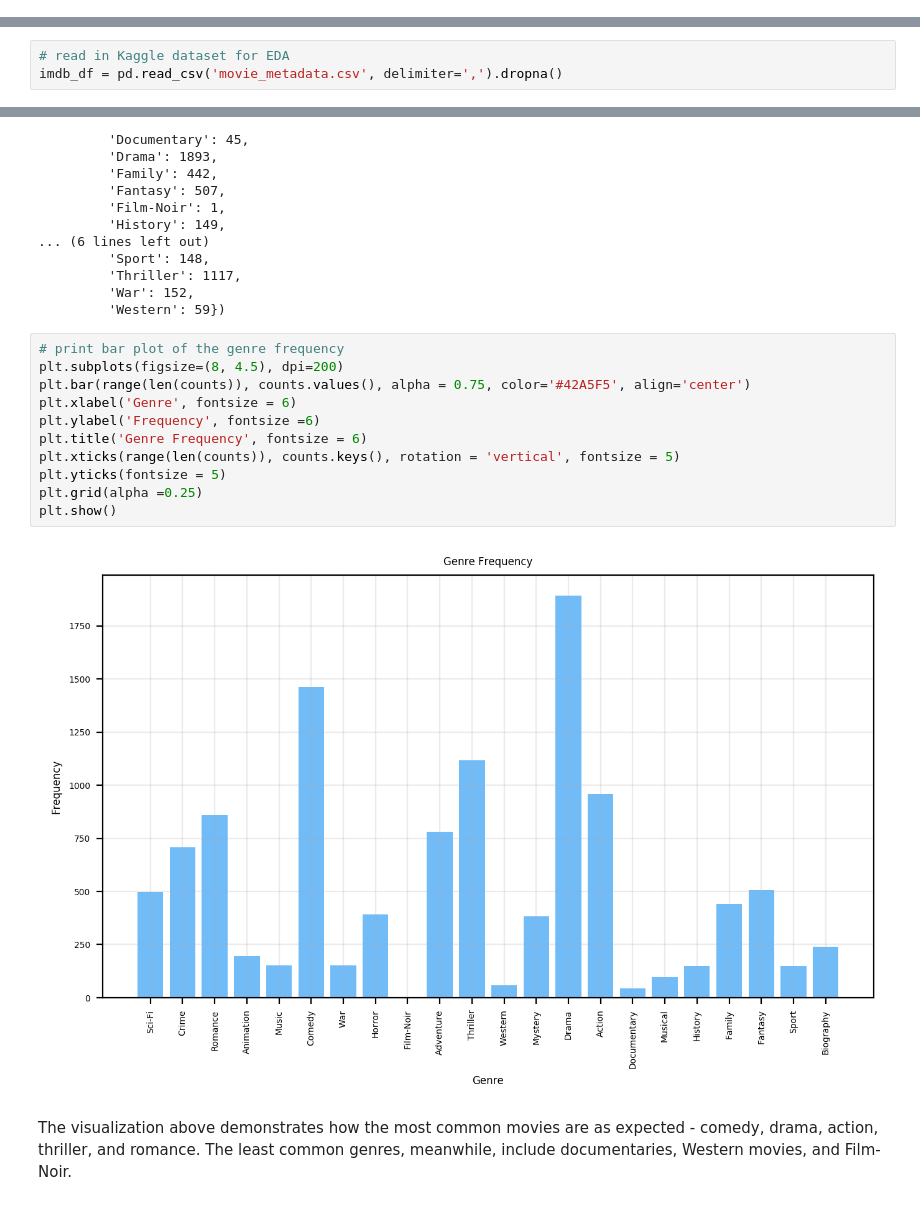
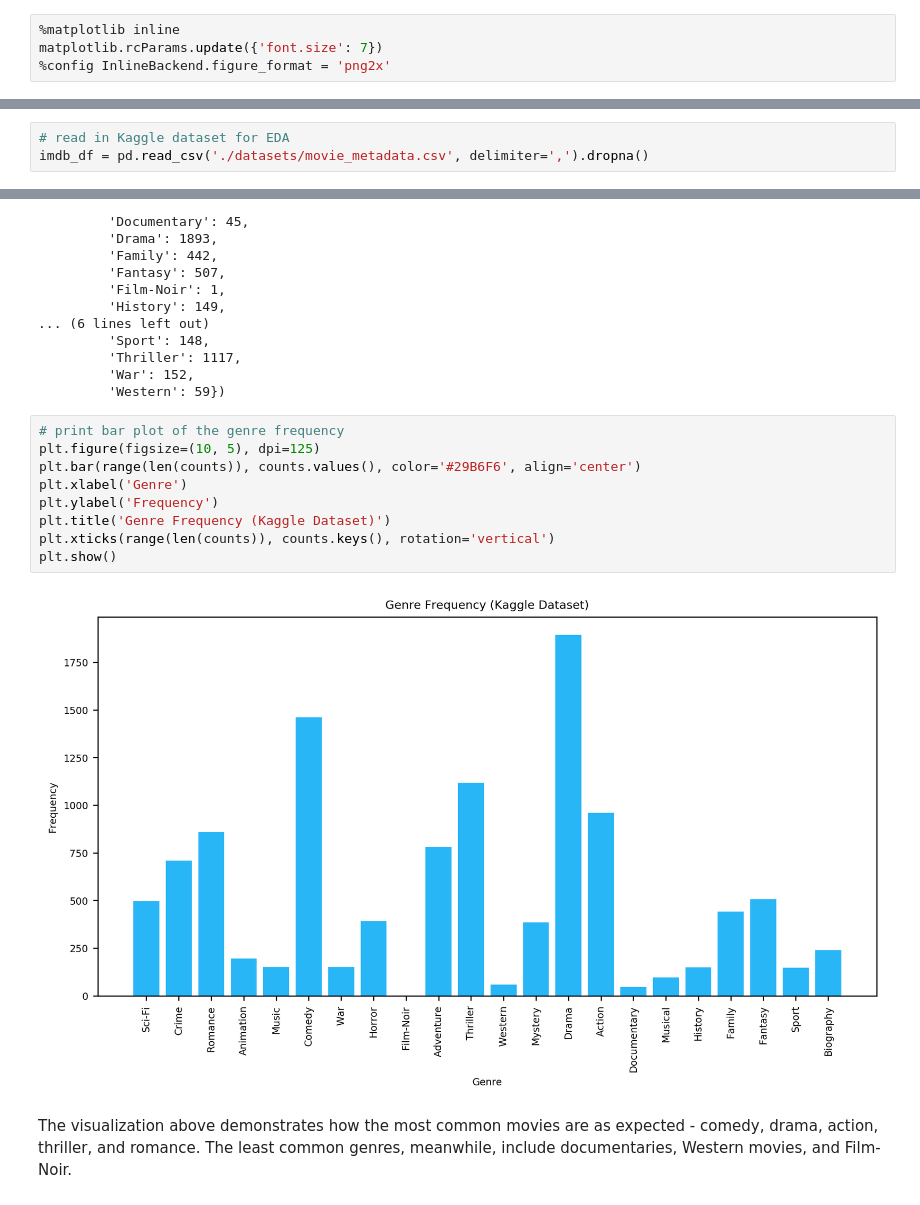
Before and after one commit to samplank/CS109b, a Jupyter notebook: Milestone1.ipynb, the cells around one changed output, grey strips where cells are left out. Saved outputs shown, nothing was run; the diff lists cells and outputs as text.

```diff
--- a/Milestone1.ipynb
+++ b/Milestone1.ipynb
@@ -46,3 +44,7 @@ from IPython.display import display, HTML
+# %%
+%matplotlib inline
+matplotlib.rcParams.update({'font.size': 7})
+%config InlineBackend.figure_format = 'png2x'
 # %% [markdown]
 ##### 1. API code to access genre and movie poster path of favorite movie
 # %%
@@ -248,7 +251,7 @@ Some additional sketches that we brainstormed and hope to delve deeper into in f
 Below, we produced numerous visualizations, some which mirror the sketches above.
 # %%
 # read in Kaggle dataset for EDA
-imdb_df = pd.read_csv('movie_metadata.csv', delimiter=',').dropna()
+imdb_df = pd.read_csv('./datasets/movie_metadata.csv', delimiter=',').dropna()
 # %%
 # merge all the genres for each movie into one list
 all_genres = itertools.chain(imdb_df['genres'])
@@ -283,17 +286,15 @@ Counter({'Action': 959,
          'Western': 59})
 # %%
 # print bar plot of the genre frequency
-plt.subplots(figsize=(8, 4.5), dpi=200)
-plt.bar(range(len(counts)), counts.values(), alpha = 0.75, color='#42A5F5', align='center')
-plt.xlabel('Genre', fontsize = 6)
-plt.ylabel('Frequency', fontsize =6)
-plt.title('Genre Frequency', fontsize = 6)
-plt.xticks(range(len(counts)), counts.keys(), rotation = 'vertical', fontsize = 5)
-plt.yticks(fontsize = 5)
-plt.grid(alpha =0.25)
+plt.figure(figsize=(10, 5), dpi=125)
+plt.bar(range(len(counts)), counts.values(), color='#29B6F6', align='center')
+plt.xlabel('Genre')
+plt.ylabel('Frequency')
+plt.title('Genre Frequency (Kaggle Dataset)')
+plt.xticks(range(len(counts)), counts.keys(), rotation='vertical')
 plt.show()
 # %% [output]
-[figure, old version]
+[figure, new version]
 # %% [markdown]
 The visualization above demonstrates how the most common movies are as expected - comedy, drama, action, thriller, and romance. The least common genres, meanwhile, include documentaries, Western movies, and Film-Noir.
 # %%
```
Also changed, not shown: parts of 15 cells of this notebook, 9 other files.
